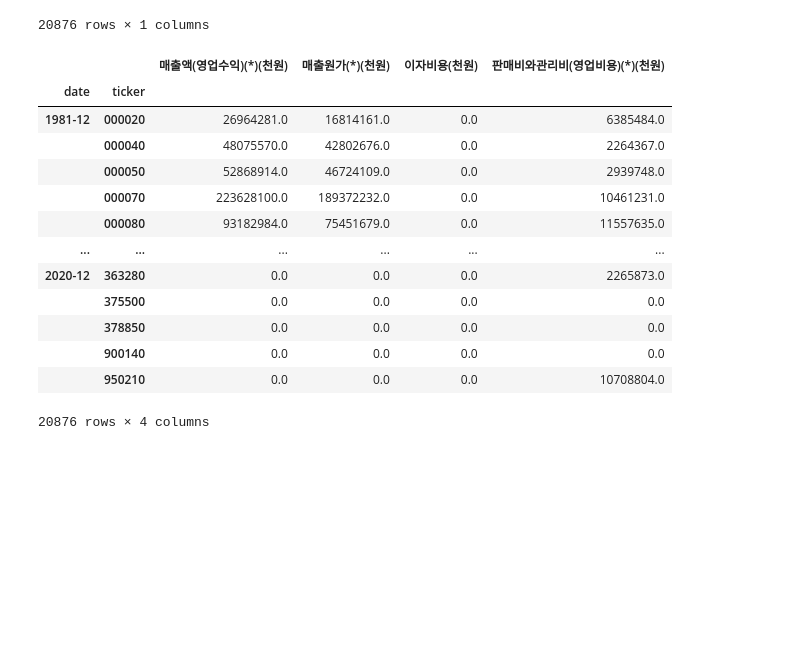
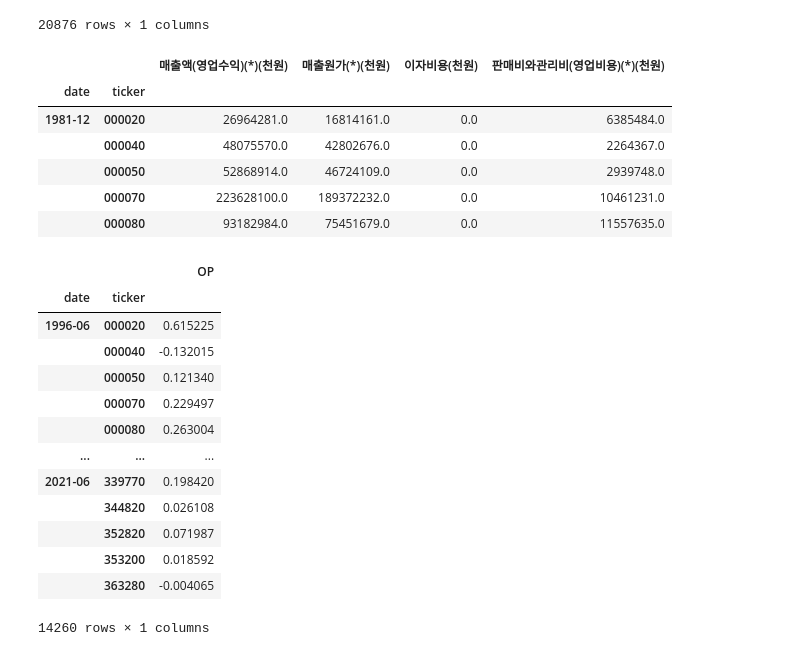
Before and after one commit to Hertz-and-Alpha/machine-learning-for-trading-korea-stock, a Jupyter notebook: data/create_fama_french_kospi.ipynb, the cells around one changed output. Saved outputs shown, nothing was run; the diff lists cells and outputs as text; code cells hidden in the pictures; blank space fills up the shorter version.

```diff
--- a/data/create_fama_french_kospi.ipynb
+++ b/data/create_fama_french_kospi.ipynb
@@ -301,19 +315,12 @@ selling_and_admin_expense
 # %%
 op_data = pd.concat([net_sales, cost_of_sales, interest_expense, selling_and_admin_expense], axis=1)
 # %%
-op_data
+op_data.head(5)
 # %% [output]
 |  |  | 매출액(영업수익)(*)(천원) | 매출원가(*)(천원) | 이자비용(천원) | 판매비와관리비(영업비용)(*)(천원) |
 | date | ticker |  |  |  |  |
 | 1981-12 | 000020 | 26964281.0 | 16814161.0 | 0.0 | 6385484.0 |
 |  | 000040 | 48075570.0 | 42802676.0 | 0.0 | 2264367.0 |
 |  | 000050 | 52868914.0 | 46724109.0 | 0.0 | 2939748.0 |
 |  | 000070 | 223628100.0 | 189372232.0 | 0.0 | 10461231.0 |
 |  | 000080 | 93182984.0 | 75451679.0 | 0.0 | 11557635.0 |
-| ... | ... | ... | ... | ... | ... |
-| 2020-12 | 363280 | 0.0 | 0.0 | 0.0 | 2265873.0 |
-|  | 375500 | 0.0 | 0.0 | 0.0 | 0.0 |
-|  | 378850 | 0.0 | 0.0 | 0.0 | 0.0 |
-|  | 900140 | 0.0 | 0.0 | 0.0 | 0.0 |
-|  | 950210 | 0.0 | 0.0 | 0.0 | 10708804.0 |
-20876 rows × 4 columns
@@ -319,0 +337,17 @@ op_data
+# %%
+op
+# %% [output]
+|  |  | OP |
+| date | ticker |  |
+| 1996-06 | 000020 | 0.615225 |
+|  | 000040 | -0.132015 |
+|  | 000050 | 0.121340 |
+|  | 000070 | 0.229497 |
+|  | 000080 | 0.263004 |
+| ... | ... | ... |
+| 2021-06 | 339770 | 0.198420 |
+|  | 344820 | 0.026108 |
+|  | 352820 | 0.071987 |
+|  | 353200 | 0.018592 |
+|  | 363280 | -0.004065 |
+14260 rows × 1 columns
```
Also changed, not shown: parts of 10 cells of this notebook.
